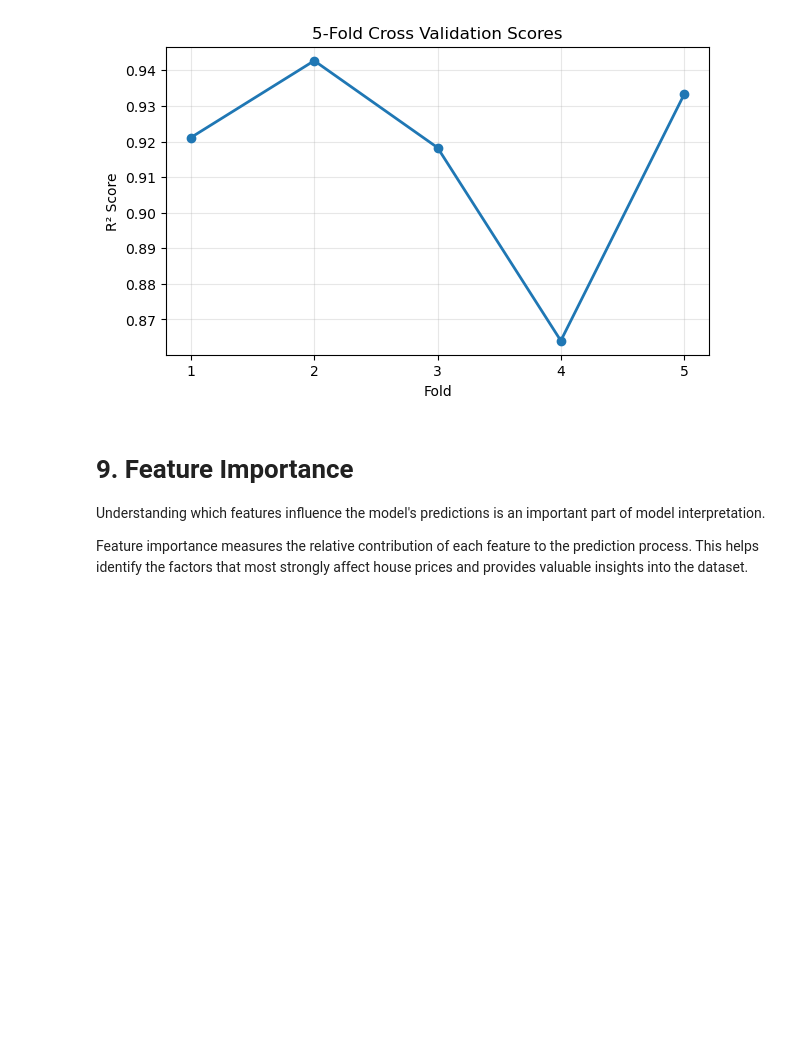
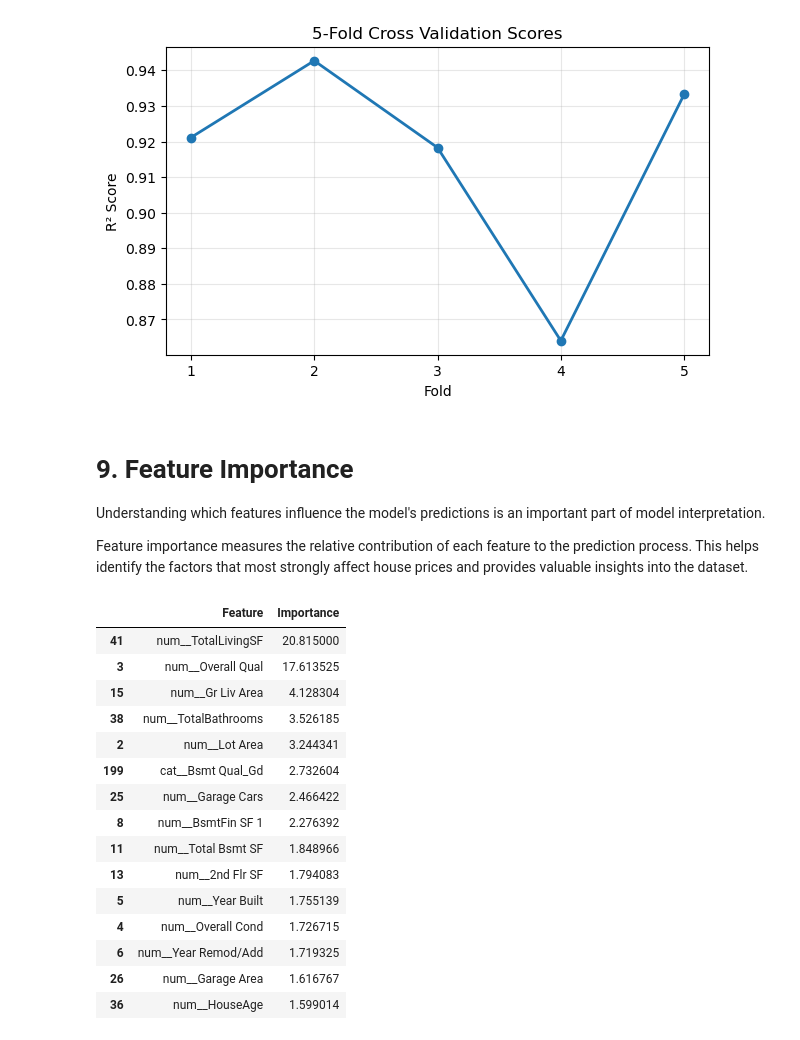
Before and after one commit to atika94/House-Price-Prediction, a Jupyter notebook: notebooks/House Price Prediction.ipynb, the cells around one changed output. Saved outputs shown, nothing was run; the diff lists cells and outputs as text; code cells hidden in the pictures; blank space fills up the shorter version.

```diff
--- a/notebooks/House Price Prediction.ipynb
+++ b/notebooks/House Price Prediction.ipynb
@@ -949,3 +951,22 @@ importance_df = importance_df.sort_values(
     by="Importance",
     ascending=False
 )
+# %%
+importance_df.head(15)
+# %% [output]
+|  | Feature | Importance |
+| 41 | num__TotalLivingSF | 20.815000 |
+| 3 | num__Overall Qual | 17.613525 |
+| 15 | num__Gr Liv Area | 4.128304 |
+| 38 | num__TotalBathrooms | 3.526185 |
+| 2 | num__Lot Area | 3.244341 |
+| 199 | cat__Bsmt Qual_Gd | 2.732604 |
+| 25 | num__Garage Cars | 2.466422 |
+| 8 | num__BsmtFin SF 1 | 2.276392 |
+| 11 | num__Total Bsmt SF | 1.848966 |
+| 13 | num__2nd Flr SF | 1.794083 |
+| 5 | num__Year Built | 1.755139 |
+| 4 | num__Overall Cond | 1.726715 |
+| 6 | num__Year Remod/Add | 1.719325 |
+| 26 | num__Garage Area | 1.616767 |
+| 36 | num__HouseAge | 1.599014 |
```
Also changed, not shown: parts of 7 cells of this notebook.
